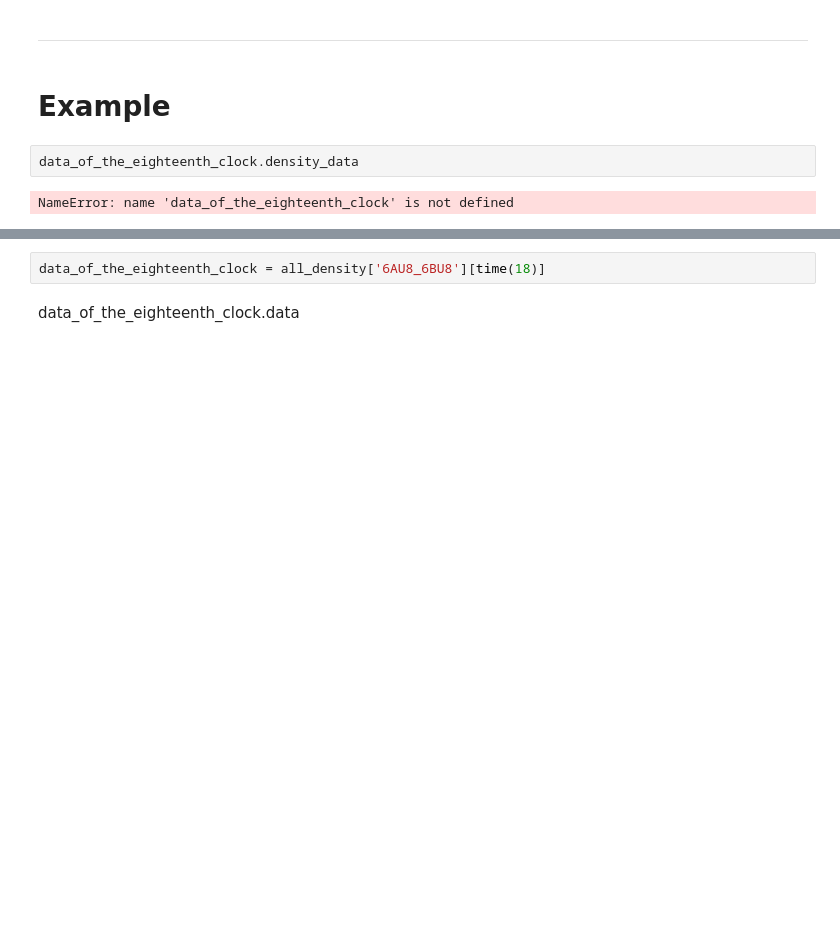
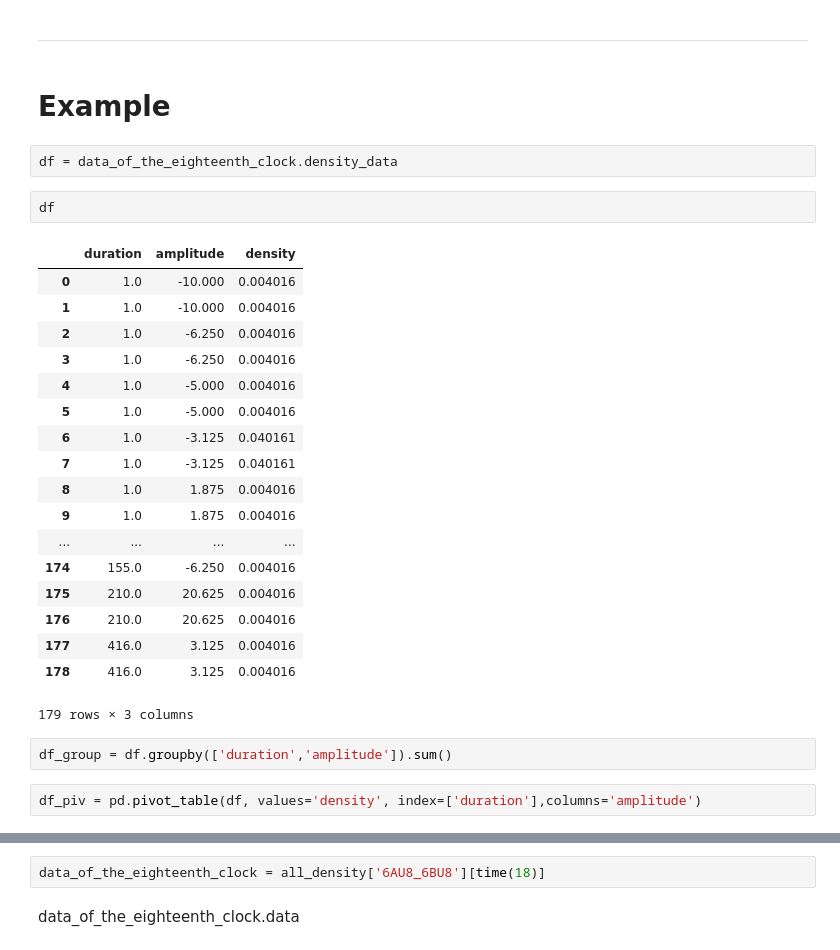
Before and after one commit to birdalugur/cefis2, a Jupyter notebook: run.ipynb, the cells around one changed output, grey strips where cells are left out. Saved outputs shown, nothing was run; the diff lists cells and outputs as text; blank space fills up the shorter version.

```diff
--- a/run.ipynb
+++ b/run.ipynb
@@ -134,7 +113,30 @@ for product in all_products:
 --------------------------------
 # %% [markdown]
 # Example
-# %%
-data_of_the_eighteenth_clock.density_data
-# %% [output]
-NameError: name 'data_of_the_eighteenth_clock' is not defined
+# %%
+df = data_of_the_eighteenth_clock.density_data
+# %%
+df
+# %% [output]
+|  | duration | amplitude | density |
+| 0 | 1.0 | -10.000 | 0.004016 |
+| 1 | 1.0 | -10.000 | 0.004016 |
+| 2 | 1.0 | -6.250 | 0.004016 |
+| 3 | 1.0 | -6.250 | 0.004016 |
+| 4 | 1.0 | -5.000 | 0.004016 |
+| 5 | 1.0 | -5.000 | 0.004016 |
+| 6 | 1.0 | -3.125 | 0.040161 |
+| 7 | 1.0 | -3.125 | 0.040161 |
+| 8 | 1.0 | 1.875 | 0.004016 |
+| 9 | 1.0 | 1.875 | 0.004016 |
+| ... | ... | ... | ... |
+| 174 | 155.0 | -6.250 | 0.004016 |
+| 175 | 210.0 | 20.625 | 0.004016 |
+| 176 | 210.0 | 20.625 | 0.004016 |
+| 177 | 416.0 | 3.125 | 0.004016 |
+| 178 | 416.0 | 3.125 | 0.004016 |
+179 rows × 3 columns
+# %%
+df_group = df.groupby(['duration','amplitude']).sum()
+# %%
+df_piv = pd.pivot_table(df, values='density', index=['duration'],columns='amplitude')
```
Also changed, not shown: parts of 3 cells of this notebook.
